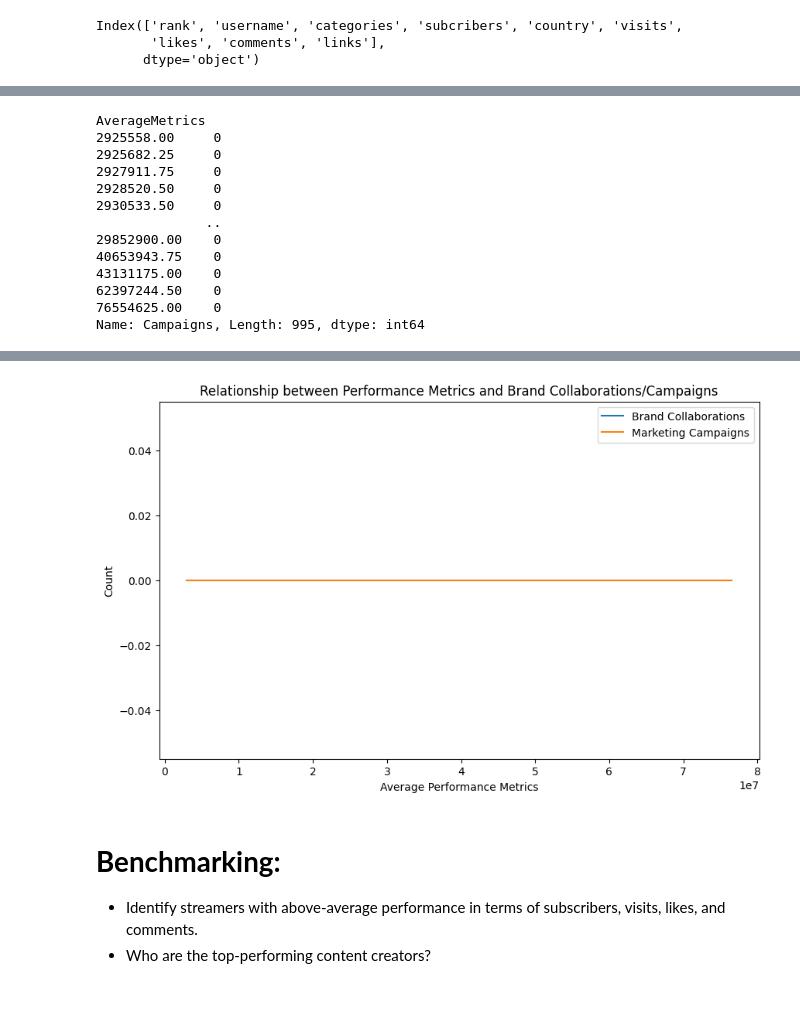
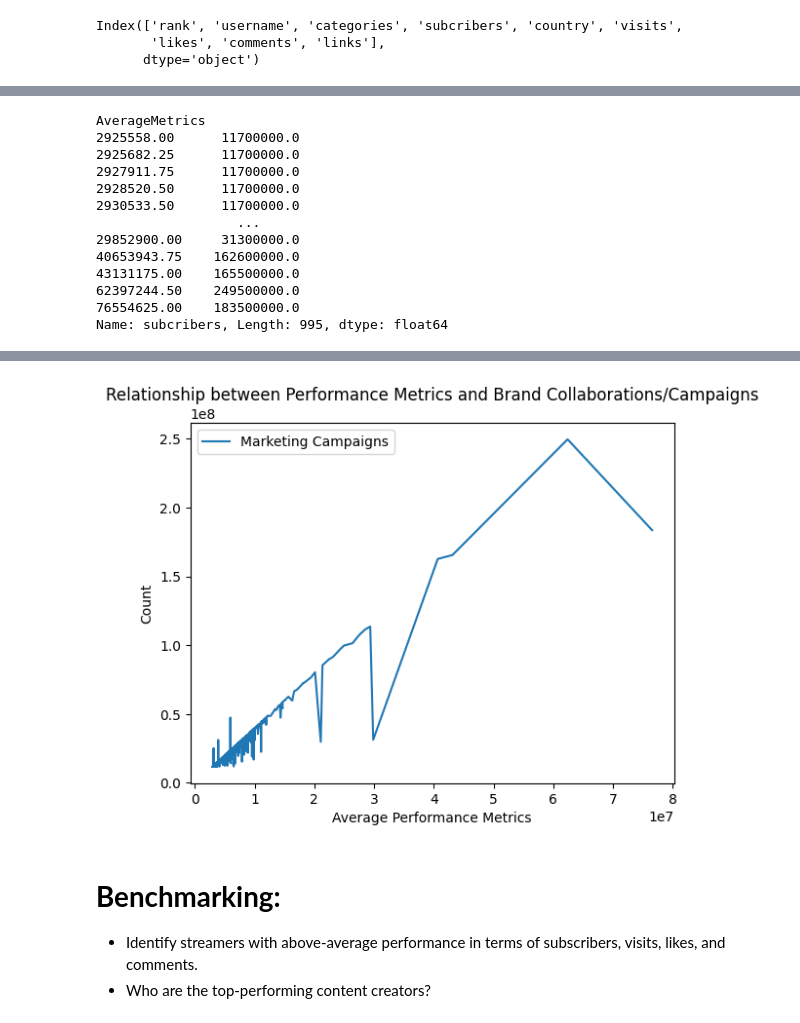
Before and after one commit to najeebjony/youtubers_streamer, a Jupyter notebook: youtubers.ipynb, the cells around one changed output, grey strips where cells are left out. Saved outputs shown, nothing was run; the diff lists cells and outputs as text; code cells hidden in the pictures.

```diff
--- a/youtubers.ipynb
+++ b/youtubers.ipynb
@@ -635,5 +674,4 @@ Index(['rank', 'username', 'categories', 'subcribers', 'country', 'visits',
 df['AverageMetrics'] = df[['subcribers', 'visits', 'likes', 'comments']].mean(axis=1)
 # %%
 # Analyze the relationship between performance metrics and brand collaborations/marketing campaigns
-collaborations = df.groupby('AverageMetrics')['Collaborations'].sum()
-print(collaborations)
+campaigns = df.groupby('AverageMetrics')['subcribers'].sum()
@@ -654,20 +678,20 @@ Name: Collaborations, Length: 995, dtype: int64
 # %%
-campaigns = df.groupby('AverageMetrics')['Campaigns'].sum()
+campaigns = df.groupby('AverageMetrics')['subcribers'].sum()
 print(campaigns)
 # %% [output]
 AverageMetrics
-2925558.00     0
-2925682.25     0
-2927911.75     0
-2928520.50     0
-2930533.50     0
-              ..
-29852900.00    0
-40653943.75    0
-43131175.00    0
-62397244.50    0
-76554625.00    0
-Name: Campaigns, Length: 995, dtype: int64
+2925558.00      11700000.0
+2925682.25      11700000.0
+2927911.75      11700000.0
+2928520.50      11700000.0
+2930533.50      11700000.0
+                  ...
+29852900.00     31300000.0
+40653943.75    162600000.0
+43131175.00    165500000.0
+62397244.50    249500000.0
+76554625.00    183500000.0
+Name: subcribers, Length: 995, dtype: float64
 # %%
 df.head()
 # %% [output]
@@ -679,16 +703,18 @@ df.head()
 | 4 | 5 | KidsDianaShow | Animacion_Juguetes | 113500000.0 | Unknown | 3900000.0 | 12400.0 | 0.0 | http://youtube.com/channel/UCk8Gz... | ... |
 # %%
 # Visualize the relationship between performance metrics and brand collaborations/marketing campaigns
-plt.figure(figsize=(10, 6))
-collaborations.plot(label='Brand Collaborations')
+if 'collaborations' in df.columns:
+    collaborations = df.groupby('AverageMetrics')['collaborations'].sum()
+    plt.figure(figsize=(10, 6))
+    collaborations.plot(label='Brand Collaborations')
 campaigns.plot(label='Marketing Campaigns')
 plt.xlabel('Average Performance Metrics')
 plt.ylabel('Count')
 plt.title('Relationship between Performance Metrics and Brand Collaborations/Campaigns')
 plt.legend()
 plt.show()
 # %% [output]
-[figure, old version]
+[figure, new version]
 # %% [markdown]
 # **Benchmarking:**
 - Identify streamers with above-average performance in terms of subscribers, visits, likes, and comments.
```
Also changed, not shown: parts of 10 cells of this notebook.
